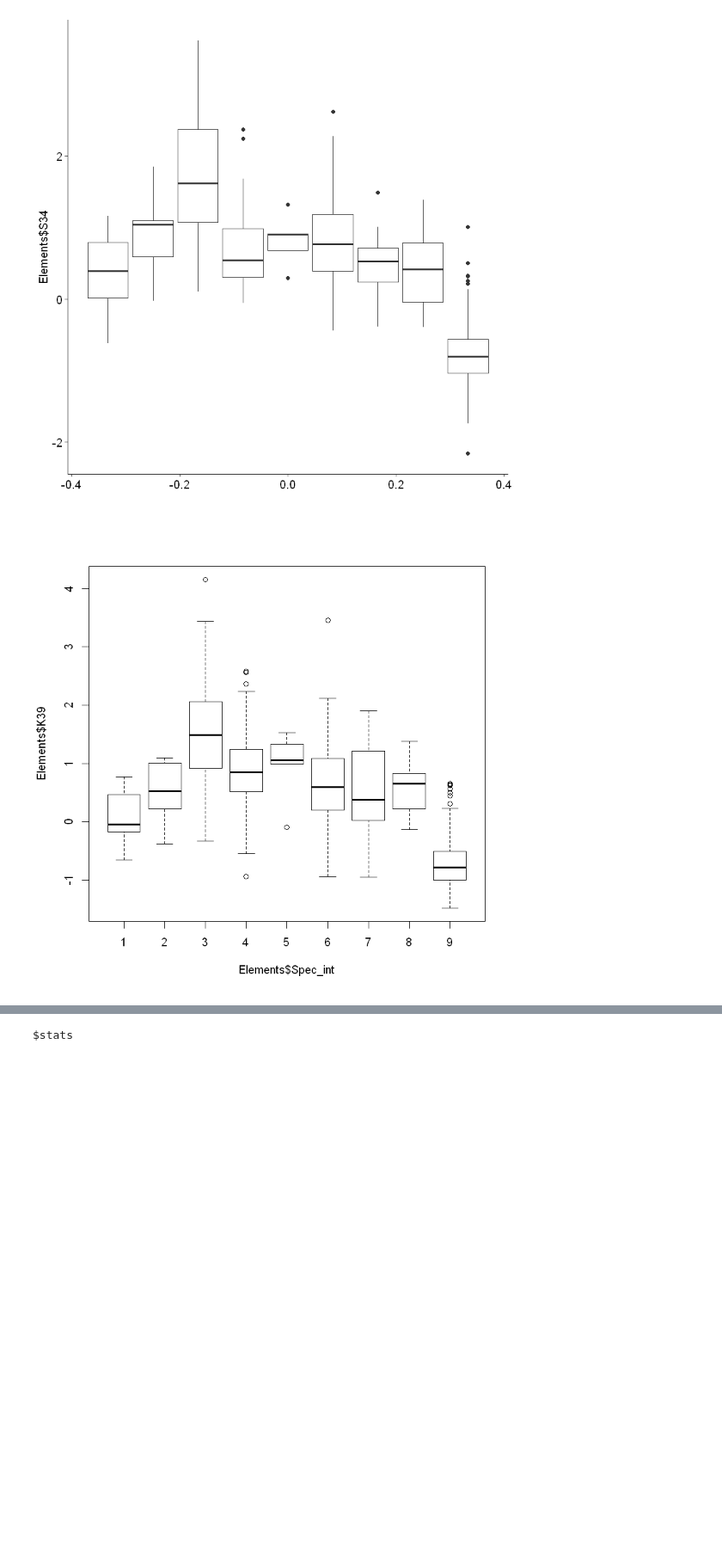
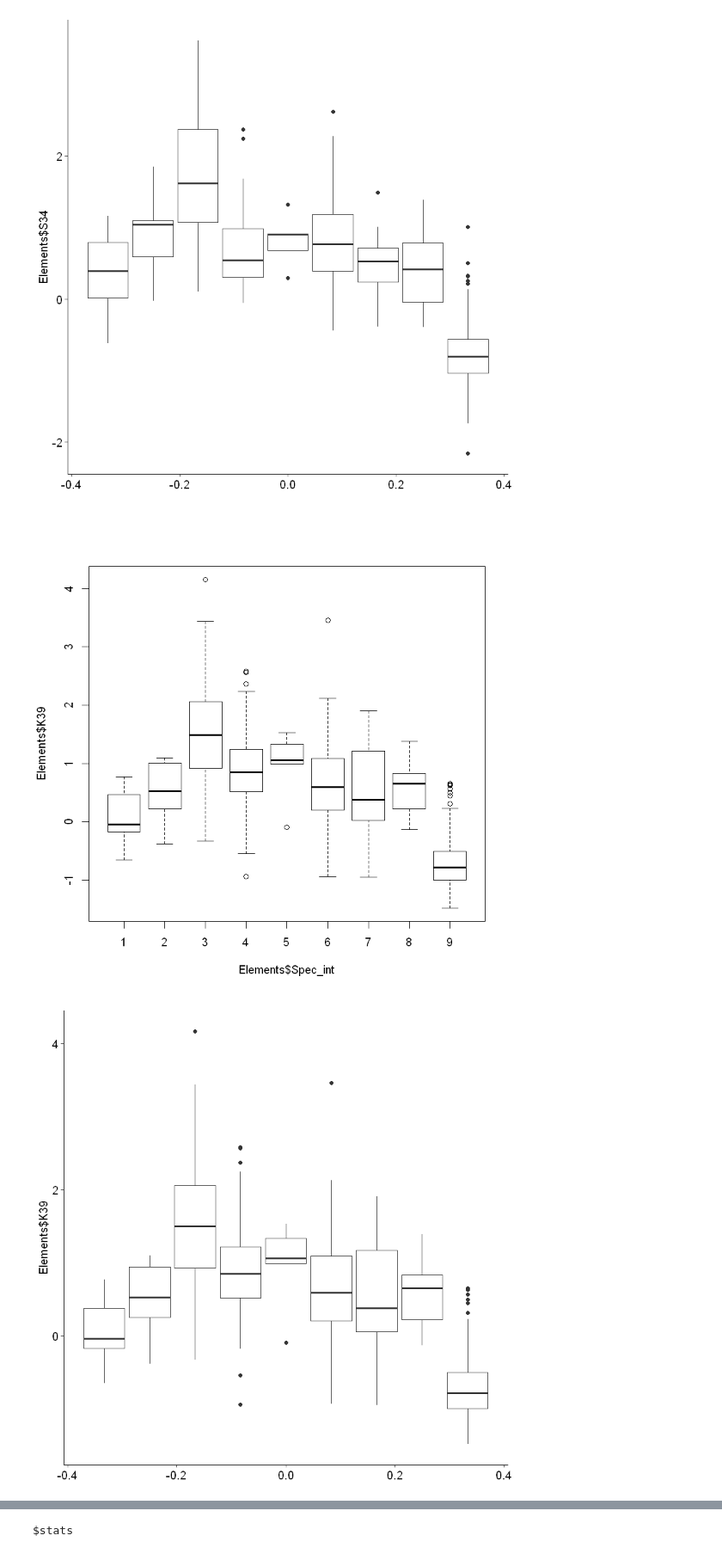
Before and after one commit to Kovacs-Lab/Aim-3, a Jupyter notebook: Ionomics/Boxplots.ipynb, the cells around one changed output, grey strips where cells are left out. Shown at 86% size. Drawn from its saved outputs; the diff is of its cells as text; code cells hidden in the pictures; blank space fills up the shorter version.

```diff
--- a/Ionomics/Boxplots.ipynb
+++ b/Ionomics/Boxplots.ipynb
@@ -86,7 +87,12 @@ sulfur
 [figure]
 [figure]
 # %%
-potassium <- boxplot(Elements$K39~Elements$Spec_int) # Boxplots of potassium concentraions
+#potassium <- boxplot(Elements$K39~Elements$Spec_int) # Boxplots of potassium concentraions
+boxplot(Elements$K39~Elements$Spec_int) #potassium
+potassium <- ggplot(Elements, aes(group=Elements$Spec_int, y=Elements$K39)) +
+  geom_boxplot()
+potassium
 # %% [output]
 [figure]
+[figure, added]
 # %%
```
Also changed, not shown: parts of 3 cells of this notebook.
